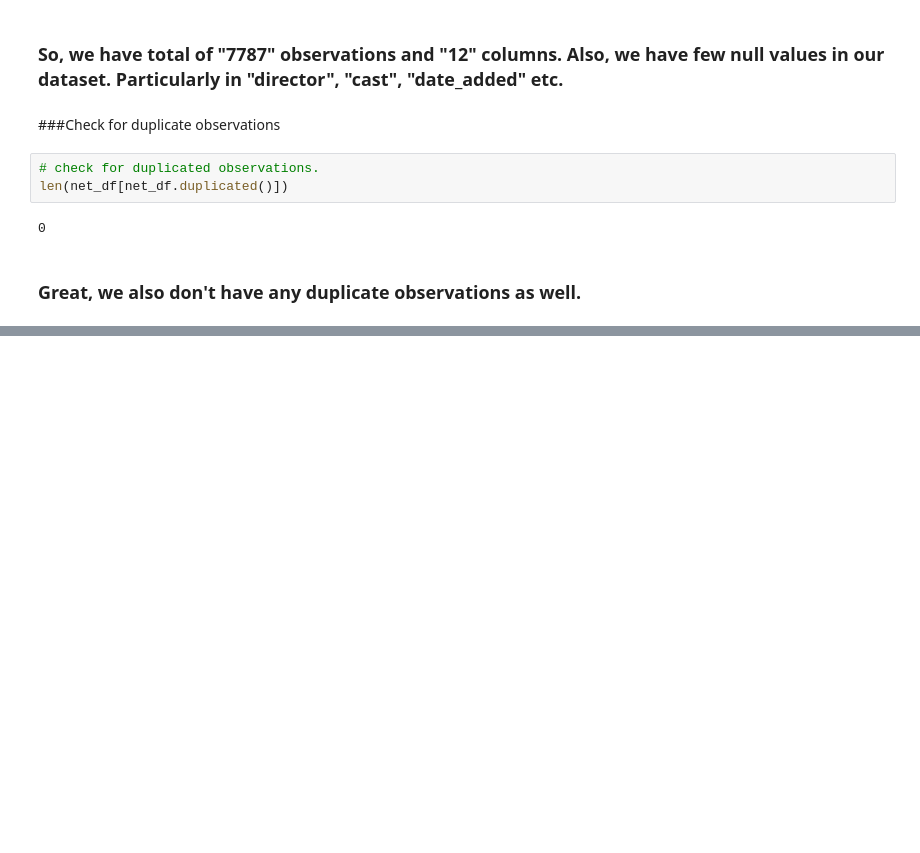
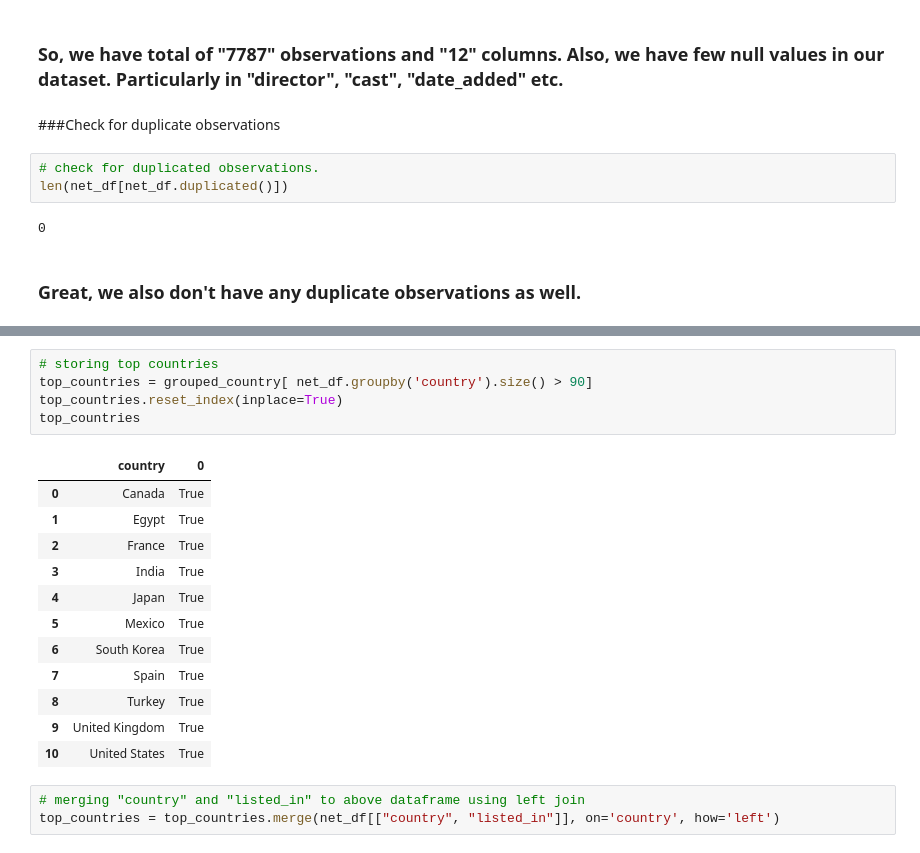
Before and after one commit to tanay47/Netflix-Movie-and-TV-Shows-Clustering, a Jupyter notebook: NETFLIX_MOVIES_AND_TV_SHOWS_CLUSTERING.ipynb, the cells around one changed output, grey strips where cells are left out. Saved outputs shown, nothing was run; the diff lists cells and outputs as text; blank space fills up the shorter version.

```diff
--- a/NETFLIX_MOVIES_AND_TV_SHOWS_CLUSTERING.ipynb
+++ b/NETFLIX_MOVIES_AND_TV_SHOWS_CLUSTERING.ipynb
@@ -143,0 +194,21 @@ len(net_df[net_df.duplicated()])
+# %%
+# storing top countries
+top_countries = grouped_country[ net_df.groupby('country').size() > 90]
+top_countries.reset_index(inplace=True)
+top_countries
+# %% [output]
+|  | country | 0 |
+| 0 | Canada | True |
+| 1 | Egypt | True |
+| 2 | France | True |
+| 3 | India | True |
+| 4 | Japan | True |
+| 5 | Mexico | True |
+| 6 | South Korea | True |
+| 7 | Spain | True |
+| 8 | Turkey | True |
+| 9 | United Kingdom | True |
+| 10 | United States | True |
+# %%
+# merging "country" and "listed_in" to above dataframe using left join
+top_countries = top_countries.merge(net_df[["country", "listed_in"]], on='country', how='left')
```
Also changed, not shown: parts of 10 cells of this notebook.
